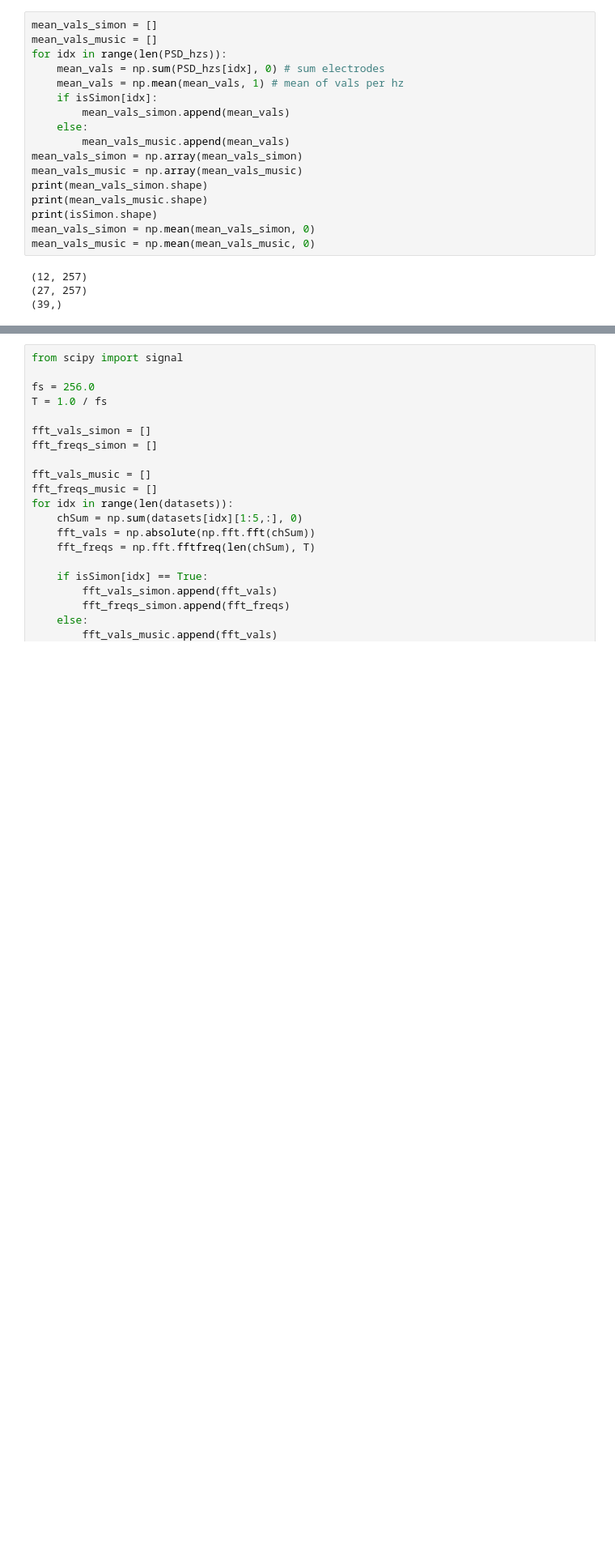
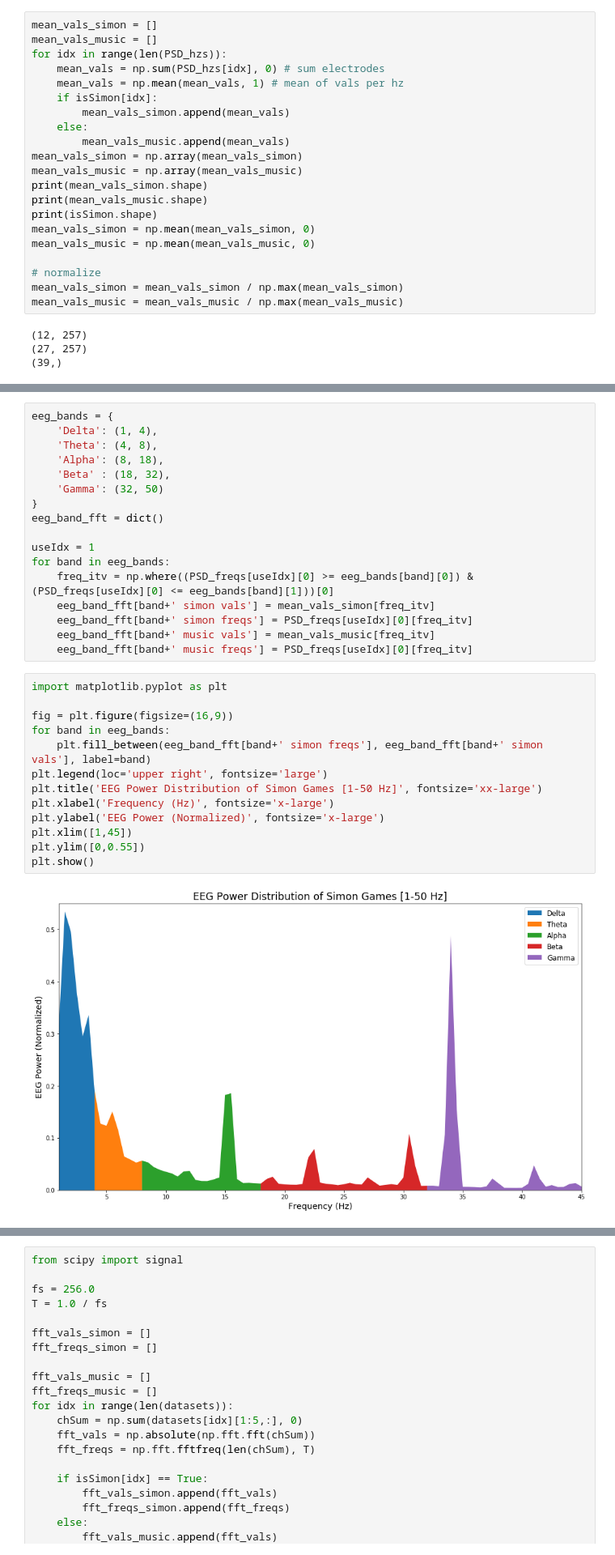
Before and after one commit to edwardyliu/WaveCatcher, a Jupyter notebook: misc/continuousFFT.ipynb, the cells around one changed output, grey strips where cells are left out. Shown at 81% size. Saved outputs shown, nothing was run; the diff lists cells and outputs as text; blank space fills up the shorter version.

Commit message:
added good looking power graphing functions

```diff
--- a/misc/continuousFFT.ipynb
+++ b/misc/continuousFFT.ipynb
@@ -177,6 +177,10 @@ print(mean_vals_music.shape)
 print(isSimon.shape)
 mean_vals_simon = np.mean(mean_vals_simon, 0)
 mean_vals_music = np.mean(mean_vals_music, 0)
+
+# normalize
+mean_vals_simon = mean_vals_simon / np.max(mean_vals_simon)
+mean_vals_music = mean_vals_music / np.max(mean_vals_music)
 # %% [output]
 (12, 257)
 (27, 257)
@@ -196,0 +188,32 @@ plt.show()
+# %%
+eeg_bands = {
+    'Delta': (1, 4),
+    'Theta': (4, 8),
+    'Alpha': (8, 18),
+    'Beta' : (18, 32),
+    'Gamma': (32, 50)
+}
+eeg_band_fft = dict()
+
+useIdx = 1
+for band in eeg_bands:
+    freq_itv = np.where((PSD_freqs[useIdx][0] >= eeg_bands[band][0]) & (PSD_freqs[useIdx][0] <= eeg_bands[band][1]))[0]
+    eeg_band_fft[band+' simon vals'] = mean_vals_simon[freq_itv]
+    eeg_band_fft[band+' simon freqs'] = PSD_freqs[useIdx][0][freq_itv]
+    eeg_band_fft[band+' music vals'] = mean_vals_music[freq_itv]
+    eeg_band_fft[band+' music freqs'] = PSD_freqs[useIdx][0][freq_itv]
+# %%
+import matplotlib.pyplot as plt
+
+fig = plt.figure(figsize=(16,9))
+for band in eeg_bands:
+    plt.fill_between(eeg_band_fft[band+' simon freqs'], eeg_band_fft[band+' simon vals'], label=band)
+plt.legend(loc='upper right', fontsize='large')
+plt.title('EEG Power Distribution of Simon Games [1-50 Hz]', fontsize='xx-large')
+plt.xlabel('Frequency (Hz)', fontsize='x-large')
+plt.ylabel('EEG Power (Normalized)', fontsize='x-large')
+plt.xlim([1,45])
+plt.ylim([0,0.55])
+plt.show()
+# %% [output]
+[figure, added]
```
Also changed, not shown: parts of 5 cells of this notebook.
